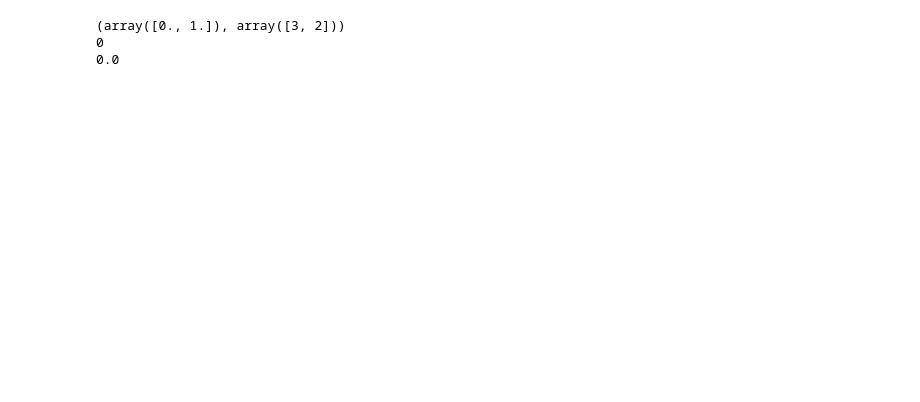
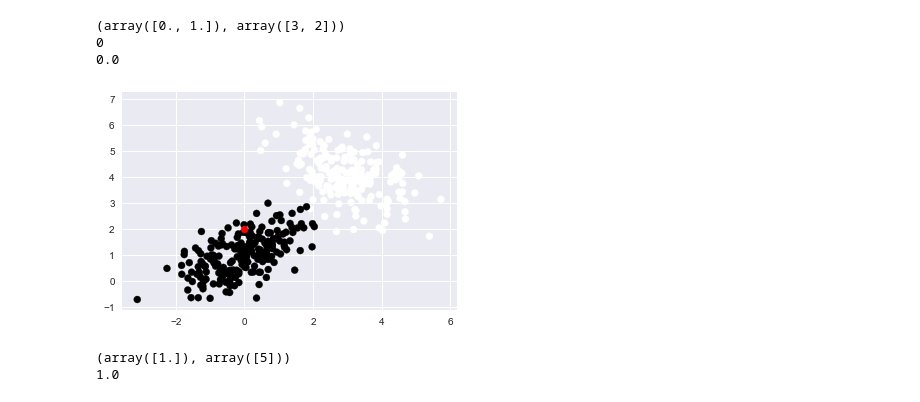
Before and after one commit to rishab29/MachineLearningAlgosImpl, a Jupyter notebook: K-Nearest Neighbours/KNN_impl.ipynb, the cells around one changed output. Cells and saved outputs as stored; diff of their text form; code cells hidden in the pictures; blank space fills up the shorter version.

```diff
--- a/K-Nearest Neighbours/KNN_impl.ipynb
+++ b/K-Nearest Neighbours/KNN_impl.ipynb
@@ -94,3 +94,16 @@ print(vals)
 (array([0., 1.]), array([3, 2]))
 0
 0.0
+# %%
+query_x=np.array([0,2])
+plt.scatter(X[:,0],X[:,1],c=Y)
+plt.scatter(query_x[0],query_x[1],color='Red')
+plt.show()
+# %% [output]
+[figure, added]
+# %%
+vals=knn(X,Y,query_x)
+print(vals)
+# %% [output]
+(array([1.]), array([5]))
+1.0
```
Also changed, not shown: parts of 1 cell of this notebook.
